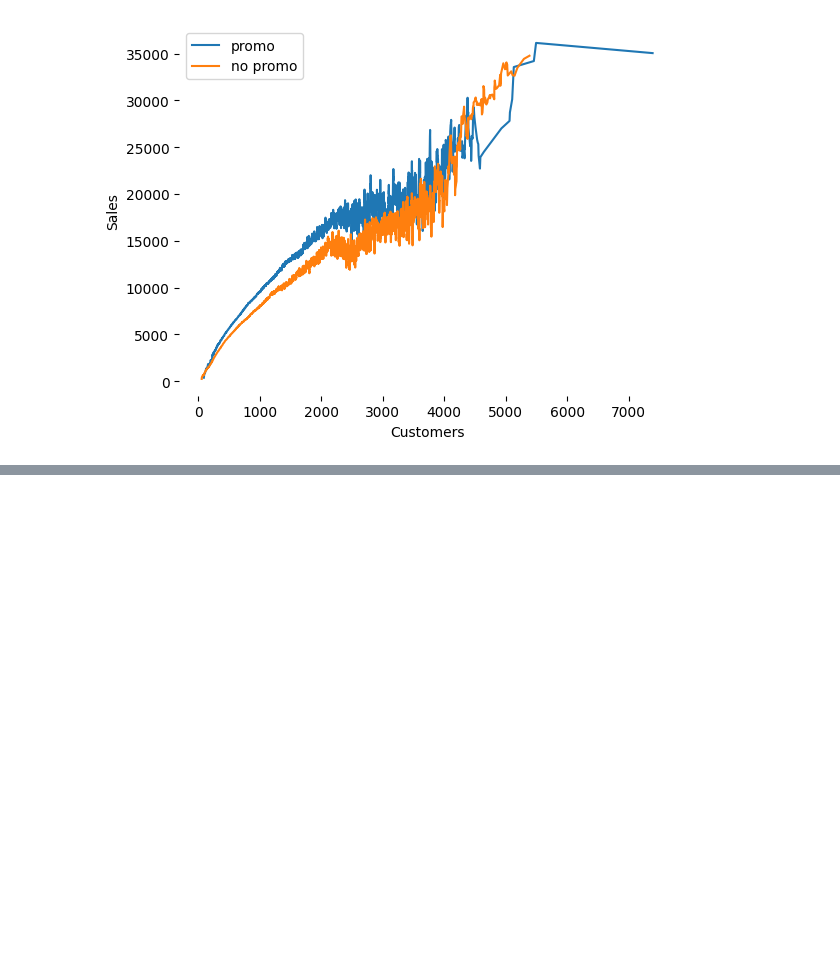
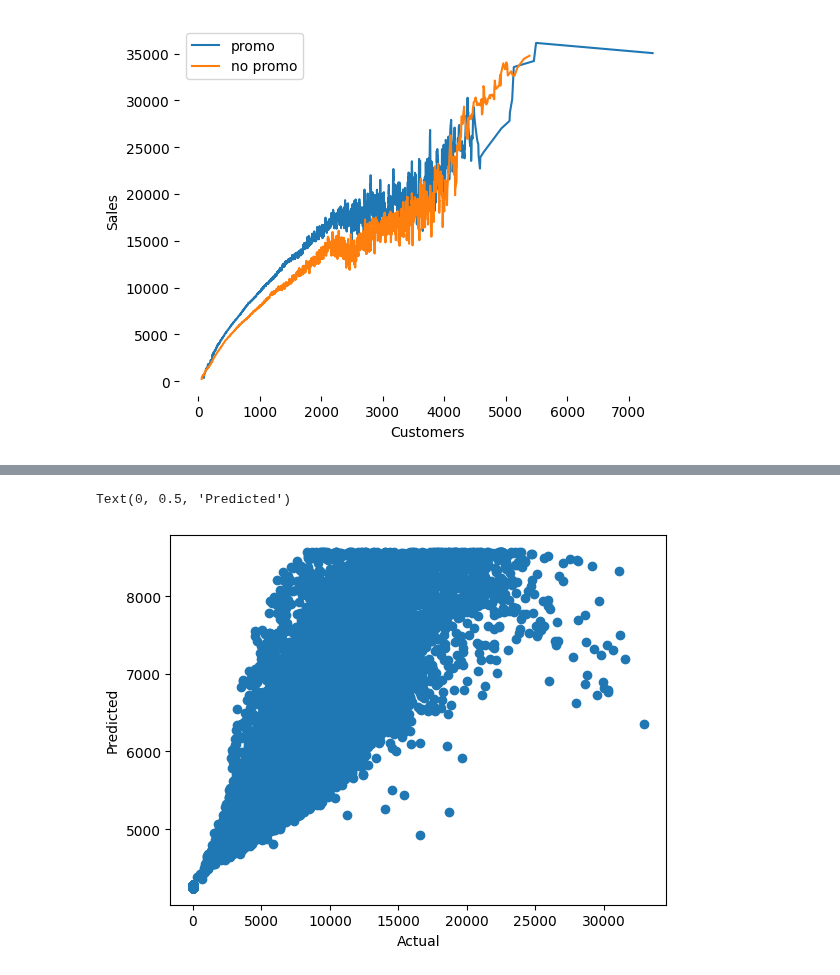
Before and after one commit to Bratpfannengamer/Rossmann, a Jupyter notebook: notebook_Till.ipynb, the cells around one changed output, grey strips where cells are left out. Saved outputs shown, nothing was run; the diff lists cells and outputs as text; code cells hidden in the pictures; blank space fills up the shorter version.

```diff
--- a/notebook_Till.ipynb
+++ b/notebook_Till.ipynb
@@ -463,0 +462,8 @@ plt.ylabel('Residuals')
+# %%
+#plot actual vs predicted
+plt.scatter(svm_y_test, svm_y_pred)
+plt.xlabel('Actual')
+plt.ylabel('Predicted')
+# %% [output]
+Text(0, 0.5, 'Predicted')
+[figure, added]
```
Also changed, not shown: parts of 19 cells of this notebook, 2 other files.
